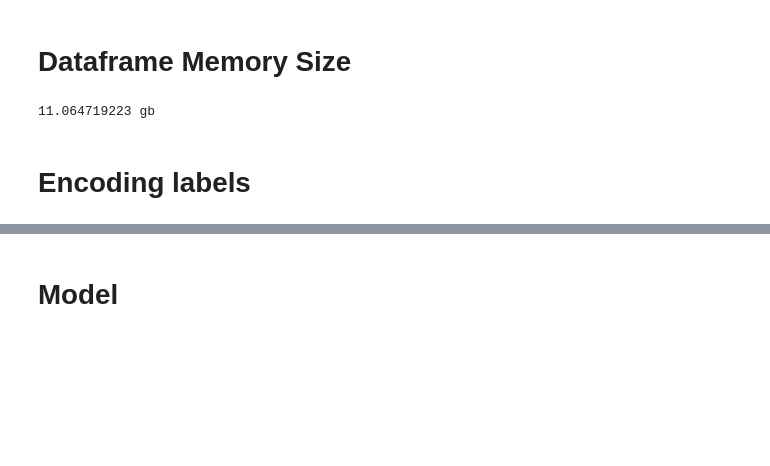
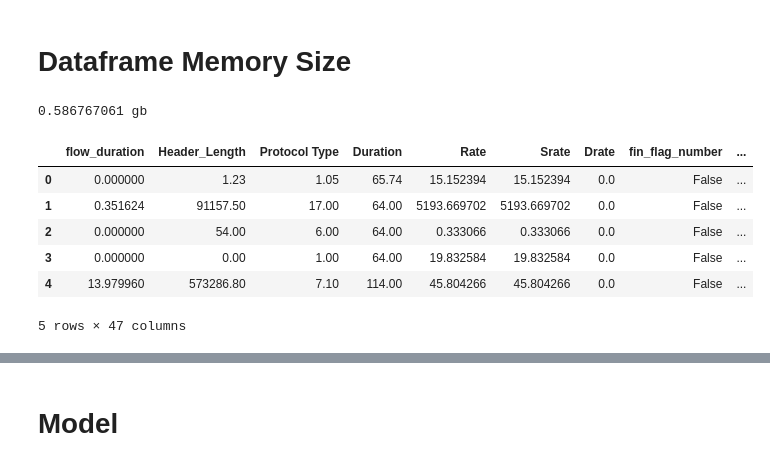
Before and after one commit to RyanBuss01/data-playground, a Jupyter notebook: notebooks/comp_sec_model.ipynb, the cells around one changed output, grey strips where cells are left out. Cells and saved outputs as stored; diff of their text form; code cells hidden in the pictures; blank space fills up the shorter version.

```diff
--- a/notebooks/comp_sec_model.ipynb
+++ b/notebooks/comp_sec_model.ipynb
@@ -30,32 +30,48 @@ column_datatypes = { 'fin_flag_number': 'bool', 'syn_flag_number': 'bool', 'rst_
                      'ARP': 'bool',  'ICMP': 'bool',  'IPv': 'bool', 'LLC': 'bool'
                    }
 
+label_maps = { 'Backdoor_Malware': '0',         'BenignTraffic': '1',           'BrowserHijacking': '2',
+               'CommandInjection': '3',         'DDoS-ACK_Fragmentation': '4',  'DDoS-HTTP_Flood': '5',
+               'DDoS-ICMP_Flood': '6',          'DDoS-ICMP_Fragmentation': '7', 'DDoS-PSHACK_Flood': '8',
+               'DDoS-RSTFINFlood': '9',         'DDoS-SYN_Flood': '10',         'DDoS-SlowLoris': '11',
+               'DDoS-SynonymousIP_Flood': '12', 'DDoS-TCP_Flood': '13',         'DDoS-UDP_Flood': '14',
+               'DDoS-UDP_Fragmentation': '15',  'DNS_Spoofing': '16',           'DictionaryBruteForce': '17',
+               'DoS-HTTP_Flood': '18',          'DoS-SYN_Flood': '19',          'DoS-TCP_Flood': '20',
+               'DoS-UDP_Flood': '21',           'MITM-ArpSpoofing': '22',       'Mirai-greeth_flood': '23',
+               'Mirai-greip_flood': '24',       'Mirai-udpplain': '25',         'Recon-HostDiscovery': '26',
+               'Recon-OSScan': '27',            'Recon-PingSweep': '28',        'Recon-PortScan': '29',
+               'SqlInjection': '30',            'Uploading_Attack': '31',       'VulnerabilityScan': '32',
+               'XSS': '33'
+             }
+
 # Load the first csv file
 df = pd.read_csv(csv_filepaths[0]).astype(column_datatypes)
+df['label'] = df['label'].map(label_maps)  # Map labels for the first CSV
 
 # Load csv files in 10-file batches
 batch_size = 10
+batch = [df]  # Start with the first loaded and processed DataFrame
 
 for i in range(1, len(csv_filepaths)):
     clear_output(wait=False) # Pretty output
     print(f'Loading CSV {i}')
 
-    # First file of each batch, restart the batch list
-    if i % batch_size == 1:
-        batch = [df]
-
-    batch.append(pd.read_csv(csv_filepaths[i]).astype(column_datatypes))    # Load a CSV and change relevant columns to bools
+    # Load and map labels
+    temp_df = pd.read_csv(csv_filepaths[i]).astype(column_datatypes)
+    temp_df['label'] = temp_df['label'].map(label_maps)  # Apply mapping
+    batch.append(temp_df)
 
     # every #batch_size# file, add it to the df dataframe
-    if i % batch_size == 0:
+    if i % batch_size == (batch_size - 1):
         df = pd.concat(batch)
         batch.clear()   # Get rid of old batch files to free memory
         print(f'Loaded to {i}')
 
-# Load any remaining data in batch
-if len(batch) != 0:
+# Load any remaining data in the batch
+if len(batch) > 0:
     print("Loading data from final batch.")
-    df = pd.concat(batch)
+    df = pd.concat(batch, ignore_index=True)
+
 
 clear_output(wait=False)
 del batch
@@ -64,7 +80,14 @@ del batch
 # %%
 tot_mem = df.memory_usage().sum()
 print(f'{tot_mem / 1000000000} gb')
+
+df.head(5)
 # %% [output]
-11.064719223 gb
+0.586767061 gb
+|  | flow_duration | Header_Length | Protocol Type | Duration | Rate | Srate | Drate | fin_flag_number | ... |
+| 0 | 0.000000 | 1.23 | 1.05 | 65.74 | 15.152394 | 15.152394 | 0.0 | False | ... |
+| 1 | 0.351624 | 91157.50 | 17.00 | 64.00 | 5193.669702 | 5193.669702 | 0.0 | False | ... |
+| 2 | 0.000000 | 54.00 | 6.00 | 64.00 | 0.333066 | 0.333066 | 0.0 | False | ... |
+| 3 | 0.000000 | 0.00 | 1.00 | 64.00 | 19.832584 | 19.832584 | 0.0 | False | ... |
+| 4 | 13.979960 | 573286.80 | 7.10 | 114.00 | 45.804266 | 45.804266 | 0.0 | False | ... |
+5 rows × 47 columns
-# %% [markdown]
-# Encoding labels
```
Also changed, not shown: parts of 1 cell of this notebook.
